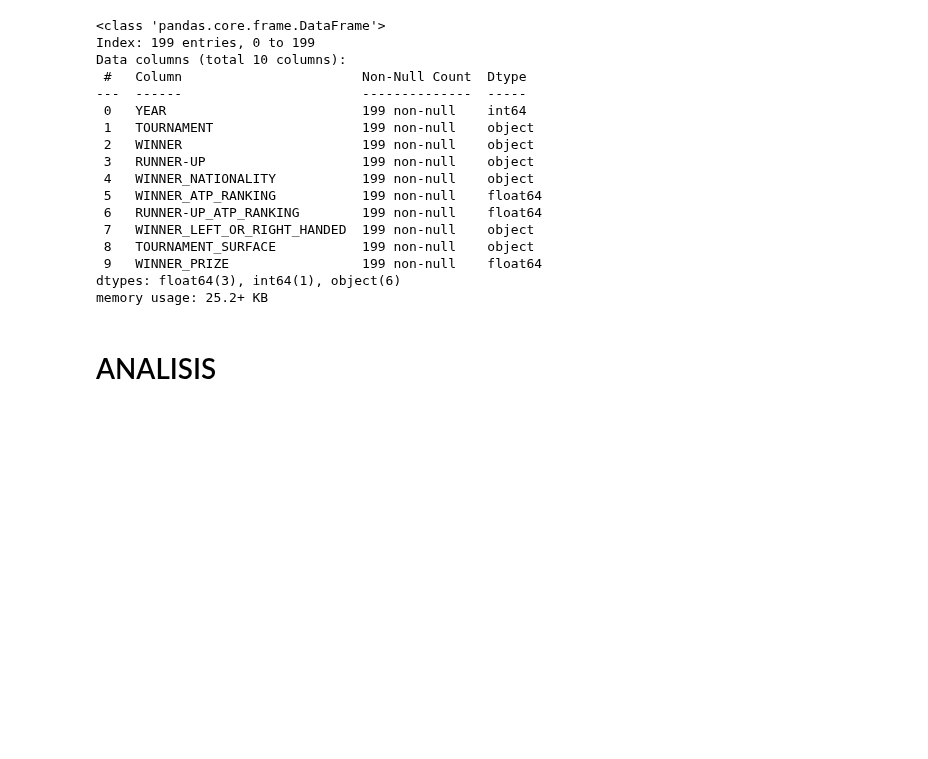
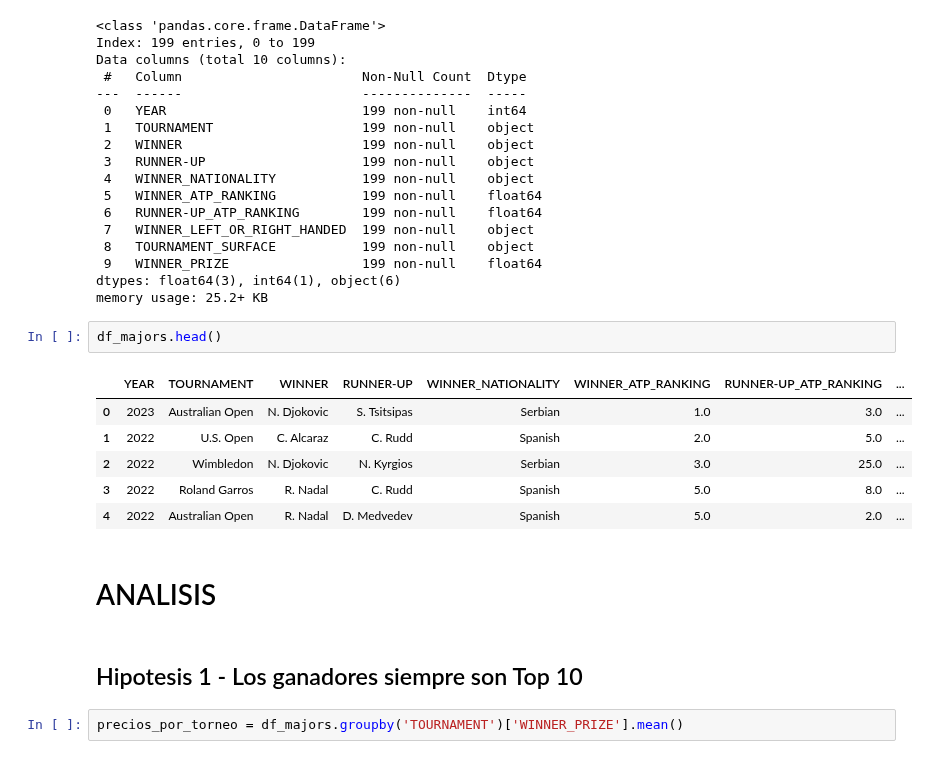
Before and after one commit to Lokhy87/EDA_entrega, a Jupyter notebook: Limpieza.ipynb, the cells around one changed output. Saved outputs shown, nothing was run; the diff lists cells and outputs as text; blank space fills up the shorter version.

```diff
--- a/Limpieza.ipynb
+++ b/Limpieza.ipynb
@@ -276,5 +276,18 @@ Data columns (total 10 columns):
  9   WINNER_PRIZE                 199 non-null    float64
 dtypes: float64(3), int64(1), object(6)
 memory usage: 25.2+ KB
+# %%
+df_majors.head()
+# %% [output]
+|  | YEAR | TOURNAMENT | WINNER | RUNNER-UP | WINNER_NATIONALITY | WINNER_ATP_RANKING | RUNNER-UP_ATP_RANKING | ... |
+| 0 | 2023 | Australian Open | N. Djokovic | S. Tsitsipas | Serbian | 1.0 | 3.0 | ... |
+| 1 | 2022 | U.S. Open | C. Alcaraz | C. Rudd | Spanish | 2.0 | 5.0 | ... |
+| 2 | 2022 | Wimbledon | N. Djokovic | N. Kyrgios | Serbian | 3.0 | 25.0 | ... |
+| 3 | 2022 | Roland Garros | R. Nadal | C. Rudd | Spanish | 5.0 | 8.0 | ... |
+| 4 | 2022 | Australian Open | R. Nadal | D. Medvedev | Spanish | 5.0 | 2.0 | ... |
 # %% [markdown]
 # ANALISIS
+# %% [markdown]
+## Hipotesis 1 - Los ganadores siempre son Top 10
+# %%
+precios_por_torneo = df_majors.groupby('TOURNAMENT')['WINNER_PRIZE'].mean()
```
Also changed, not shown: parts of 3 cells of this notebook.
